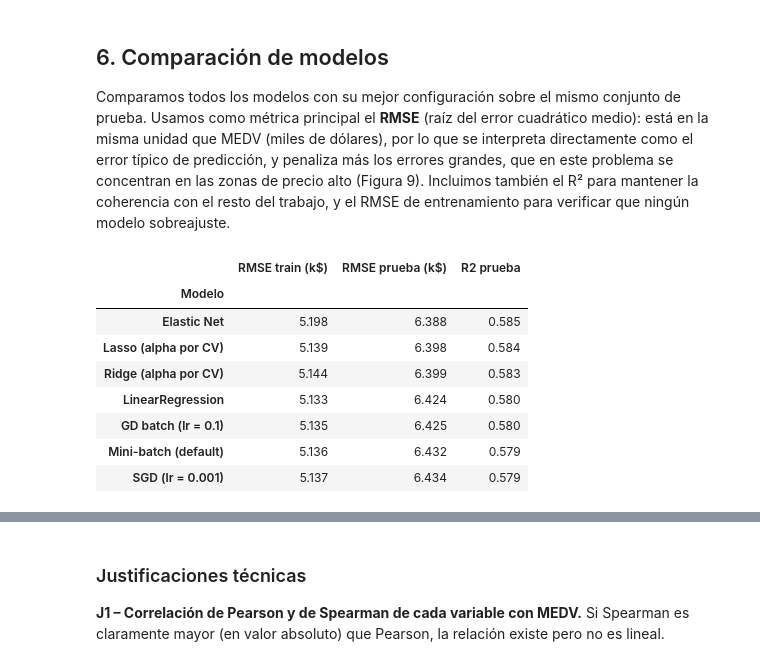
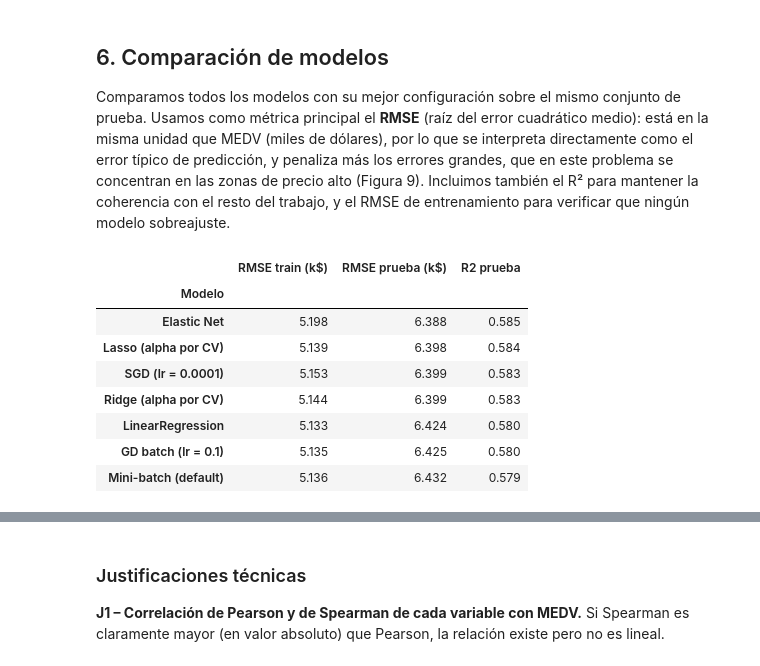
Before and after one commit to sebastianbtmo/TP_AA1_Beltramo_Capisano_Dottavio, a Jupyter notebook: TP_1/TP-regresion-AA1.ipynb, the cells around one changed output, grey strips where cells are left out. Drawn from its saved outputs; the diff is of its cells as text; code cells hidden in the pictures.

Commit message:
Correcion texto y validacion cruzada en grad, desc

```diff
--- a/TP_1/TP-regresion-AA1.ipynb
+++ b/TP_1/TP-regresion-AA1.ipynb
@@ -489,0 +509,9 @@ Los hiperparámetros de las funciones de la cátedra son `lr` (largo de cada pas
+# %%
+# RMSE de validación (k$) de cada método para distintos lr; NaN = el método diverge
+lrs = [0.0001, 0.001, 0.01, 0.1]
+metodos = {'GD batch': gradient_descent, 'SGD': stochastic_gradient_descent, 'Mini-batch': mini_batch_gradient_descent}
+tabla_lr = pd.DataFrame({nombre: [cv_gradiente(f, lr) for lr in lrs] for nombre, f in metodos.items()}, index=pd.Index(lrs, name='lr'))
+
+lr_gd, lr_sgd = tabla_lr['GD batch'].idxmin(), tabla_lr['SGD'].idxmin()
+print(f"Mejor lr - GD batch: {lr_gd} | SGD: {lr_sgd}")
+tabla_lr.round(2)
@@ -490,4 +530,4 @@ Los hiperparámetros de las funciones de la cátedra son `lr` (largo de cada pas
 # %%
-# Figura 10: GD batch con lr = 0.1 (en la Figura 5 usamos lr = 0.01)
+# Figura 10: GD batch con el lr elegido por validación cruzada (en la Figura 5 usamos lr = 0.01)
 np.random.seed(42)
-W_gd_opt = gradient_descent(x_train_std, y_train_2d, x_test_std, y_test_2d, lr=0.1)
+W_gd_opt = gradient_descent(x_train_std, y_train_2d, x_test_std, y_test_2d, lr=lr_gd)
@@ -496,4 +538,4 @@ W_gd_opt = gradient_descent(x_train_std, y_train_2d, x_test_std, y_test_2d, lr=0
 # %%
-# Figura 11: SGD con lr = 0.001 (en la Figura 6 usamos lr = 0.01)
+# Figura 11: SGD con el lr elegido por validación cruzada (en la Figura 6 usamos lr = 0.01)
 np.random.seed(42)
-W_sgd_opt = stochastic_gradient_descent(x_train_std, y_train_2d, x_test_std, y_test_2d, lr=0.001)
+W_sgd_opt = stochastic_gradient_descent(x_train_std, y_train_2d, x_test_std, y_test_2d, lr=lr_sgd)
@@ -500,6 +544,6 @@ W_sgd_opt = stochastic_gradient_descent(x_train_std, y_train_2d, x_test_std, y_t
 # %%
 # R2 en prueba con los hiperparámetros ajustados (misma cuenta que en el punto 4)
-for nombre, W in {'GD (batch), lr = 0.1': W_gd_opt, 'SGD, lr = 0.001': W_sgd_opt}.items():
+for nombre, W in {f'GD (batch), lr = {lr_gd}': W_gd_opt, f'SGD, lr = {lr_sgd}': W_sgd_opt}.items():
     y_test_pred = W[0] + np.matmul(x_test_std, W[1:])
     print(f"R2 en prueba - {nombre}: {r2_score(y_test_2d, y_test_pred):.4f}")
 # %% [output]
@@ -603,35 +649,35 @@ Comparamos todos los modelos con su mejor configuración sobre el mismo conjunto
 # %%
 # Tabla comparativa: RMSE en train y en prueba, y R2 en prueba de cada modelo
 # (para gradiente descendente la predicción es W[0] + x @ W[1:], igual que en el punto 4)
 modelos = {
     'LinearRegression':     (pipeline.predict(x_train), pipeline.predict(x_test)),
-    'GD batch (lr = 0.1)':  (W_gd_opt[0] + np.matmul(x_train_std, W_gd_opt[1:]), W_gd_opt[0] + np.matmul(x_test_std, W_gd_opt[1:])),
-    'SGD (lr = 0.001)':     (W_sgd_opt[0] + np.matmul(x_train_std, W_sgd_opt[1:]), W_sgd_opt[0] + np.matmul(x_test_std, W_sgd_opt[1:])),
+    f'GD batch (lr = {lr_gd})':  (W_gd_opt[0] + np.matmul(x_train_std, W_gd_opt[1:]), W_gd_opt[0] + np.matmul(x_test_std, W_gd_opt[1:])),
+    f'SGD (lr = {lr_sgd})':   (W_sgd_opt[0] + np.matmul(x_train_std, W_sgd_opt[1:]), W_sgd_opt[0] + np.matmul(x_test_std, W_sgd_opt[1:])),
     'Mini-batch (default)': (W_mb[0] + np.matmul(x_train_std, W_mb[1:]), W_mb[0] + np.matmul(x_test_std, W_mb[1:])),
     'Ridge (alpha por CV)': (ridge_cv.predict(x_train_std), ridge_cv.predict(x_test_std)),
     'Lasso (alpha por CV)': (lasso_cv.predict(x_train_std), lasso_cv.predict(x_test_std)),
     'Elastic Net':          (modelo_enet.predict(x_train_std), modelo_enet.predict(x_test_std)),
 }
 
 filas = []
 for nombre, (pred_train, pred_test) in modelos.items():
     pred_train = np.ravel(pred_train)   # las predicciones de gradiente vienen como columna
     pred_test = np.ravel(pred_test)
     filas.append({
         'Modelo': nombre,
         'RMSE train (k$)': np.sqrt(np.mean((y_train - pred_train) ** 2)),
         'RMSE prueba (k$)': np.sqrt(np.mean((y_test - pred_test) ** 2)),
         'R2 prueba': r2_score(y_test, pred_test),
     })
 
 pd.DataFrame(filas).set_index('Modelo').sort_values('RMSE prueba (k$)').round(3)
 # %% [output]
 |  | RMSE train (k$) | RMSE prueba (k$) | R2 prueba |
 | Modelo |  |  |  |
 | Elastic Net | 5.198 | 6.388 | 0.585 |
 | Lasso (alpha por CV) | 5.139 | 6.398 | 0.584 |
+| SGD (lr = 0.0001) | 5.153 | 6.399 | 0.583 |
 | Ridge (alpha por CV) | 5.144 | 6.399 | 0.583 |
 | LinearRegression | 5.133 | 6.424 | 0.580 |
 | GD batch (lr = 0.1) | 5.135 | 6.425 | 0.580 |
 | Mini-batch (default) | 5.136 | 6.432 | 0.579 |
-| SGD (lr = 0.001) | 5.137 | 6.434 | 0.579 |
```
Also changed, not shown: parts of 40 cells of this notebook.
